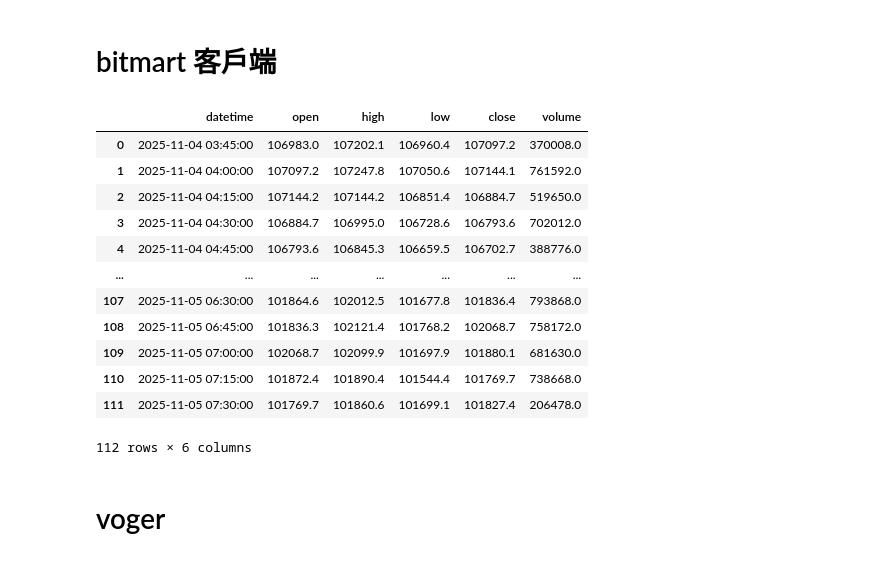
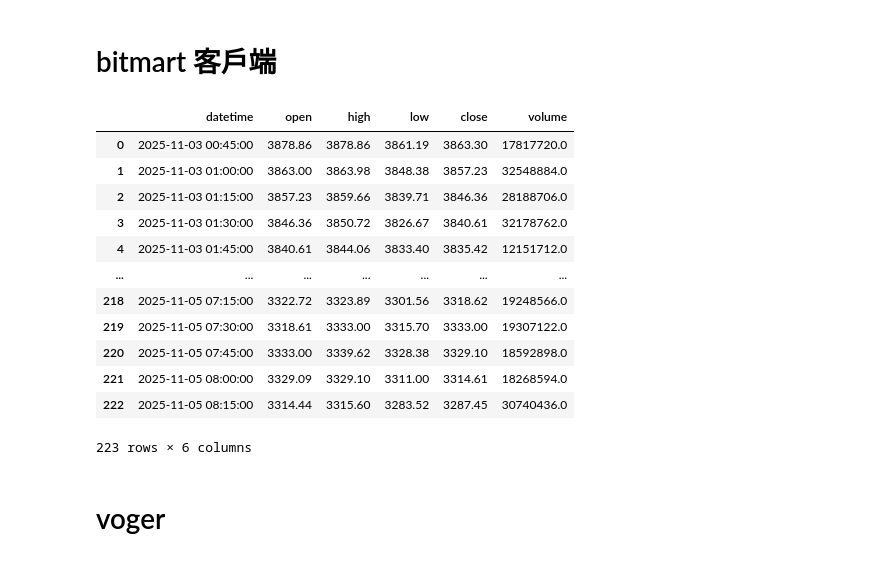
Before and after one commit to skywalker0803r/Hedgebot, a Jupyter notebook: notebook.ipynb, the cells around one changed output. Saved outputs shown, nothing was run; the diff lists cells and outputs as text; code cells hidden in the pictures.

```diff
--- a/notebook.ipynb
+++ b/notebook.ipynb
@@ -133,25 +215,25 @@ class BitmartClient:
 # %%
 # 初始化 BitmartClient
 bitmart_client = BitmartClient(BITMART_API_KEY, BITMART_SECRET_KEY, BITMART_MEMO)
 # 查詢 K線
 end_time = int(time.time())
-start_time = end_time - 100000  # 過去一小時
-kline = bitmart_client.get_kline_data('BTCUSDT', 15, start_time, end_time)
+start_time = end_time - 200000  # 過去一小時
+kline = bitmart_client.get_kline_data('ETHUSDT', 15, start_time, end_time)
 display(kline)
 # %% [output]
 |  | datetime | open | high | low | close | volume |
-| 0 | 2025-11-04 03:45:00 | 106983.0 | 107202.1 | 106960.4 | 107097.2 | 370008.0 |
-| 1 | 2025-11-04 04:00:00 | 107097.2 | 107247.8 | 107050.6 | 107144.1 | 761592.0 |
-| 2 | 2025-11-04 04:15:00 | 107144.2 | 107144.2 | 106851.4 | 106884.7 | 519650.0 |
-| 3 | 2025-11-04 04:30:00 | 106884.7 | 106995.0 | 106728.6 | 106793.6 | 702012.0 |
-| 4 | 2025-11-04 04:45:00 | 106793.6 | 106845.3 | 106659.5 | 106702.7 | 388776.0 |
+| 0 | 2025-11-03 00:45:00 | 3878.86 | 3878.86 | 3861.19 | 3863.30 | 17817720.0 |
+| 1 | 2025-11-03 01:00:00 | 3863.00 | 3863.98 | 3848.38 | 3857.23 | 32548884.0 |
+| 2 | 2025-11-03 01:15:00 | 3857.23 | 3859.66 | 3839.71 | 3846.36 | 28188706.0 |
+| 3 | 2025-11-03 01:30:00 | 3846.36 | 3850.72 | 3826.67 | 3840.61 | 32178762.0 |
+| 4 | 2025-11-03 01:45:00 | 3840.61 | 3844.06 | 3833.40 | 3835.42 | 12151712.0 |
 | ... | ... | ... | ... | ... | ... | ... |
-| 107 | 2025-11-05 06:30:00 | 101864.6 | 102012.5 | 101677.8 | 101836.4 | 793868.0 |
-| 108 | 2025-11-05 06:45:00 | 101836.3 | 102121.4 | 101768.2 | 102068.7 | 758172.0 |
-| 109 | 2025-11-05 07:00:00 | 102068.7 | 102099.9 | 101697.9 | 101880.1 | 681630.0 |
-| 110 | 2025-11-05 07:15:00 | 101872.4 | 101890.4 | 101544.4 | 101769.7 | 738668.0 |
-| 111 | 2025-11-05 07:30:00 | 101769.7 | 101860.6 | 101699.1 | 101827.4 | 206478.0 |
+| 218 | 2025-11-05 07:15:00 | 3322.72 | 3323.89 | 3301.56 | 3318.62 | 19248566.0 |
+| 219 | 2025-11-05 07:30:00 | 3318.61 | 3333.00 | 3315.70 | 3333.00 | 19307122.0 |
+| 220 | 2025-11-05 07:45:00 | 3333.00 | 3339.62 | 3328.38 | 3329.10 | 18592898.0 |
+| 221 | 2025-11-05 08:00:00 | 3329.09 | 3329.10 | 3311.00 | 3314.61 | 18268594.0 |
+| 222 | 2025-11-05 08:15:00 | 3314.44 | 3315.60 | 3283.52 | 3287.45 | 30740436.0 |
-112 rows × 6 columns
+223 rows × 6 columns
 # %% [markdown]
 # voger
 # %%
```
Also changed, not shown: parts of 7 cells of this notebook.
